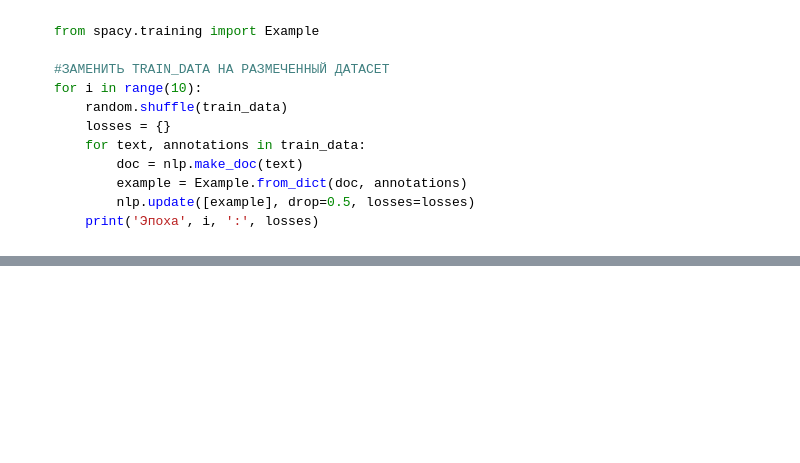
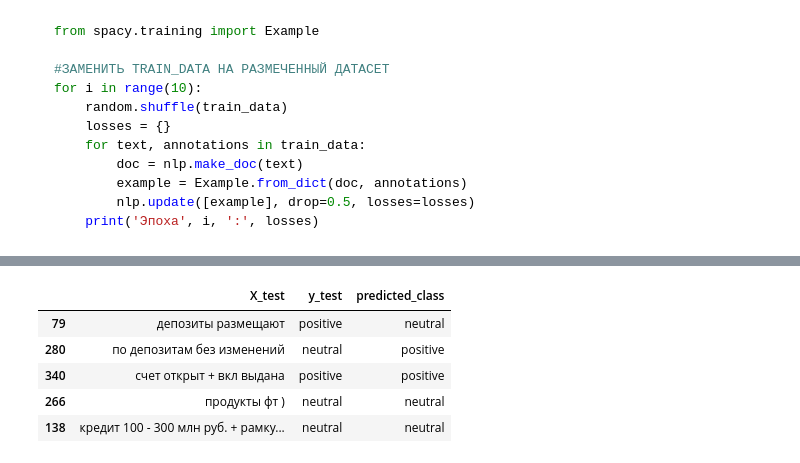
Before and after one commit to ThrallPraudmur/Transformers, a Jupyter notebook: L1ga_Project.ipynb, the cells around one changed output, grey strips where cells are left out. Cells and saved outputs as stored; diff of their text form; code cells hidden in the pictures; blank space fills up the shorter version.

```diff
--- a/L1ga_Project.ipynb
+++ b/L1ga_Project.ipynb
@@ -457,0 +653,24 @@ data_to_train[['text', 'label', 'entlist']]
+# %%
+# Random Seed
+random.set_seed(49)
+
+# Определение архитектуры модели
+model = Sequential()
+model.add(Embedding(input_dim = num_words, output_dim = 100, weights = [embedding_matrix], input_length = 100, trainable = False))
+model.add(Conv1D(filters = 98, kernel_size = 10, activation = 'sigmoid')),
+model.add(Dropout(rate = 0.35)),
+model.add(GlobalMaxPooling1D())
+model.add(Dense(4, activation = 'softmax'))
+
+# Компиляция модели
+model.compile(optimizer = 'adam', loss = 'categorical_crossentropy', metrics = ['accuracy'])
+
+checkpoint_path = 'model_checkpoint_opponent.h5'
+checkpoint = ModelCheckpoint(checkpoint_path, monitor = 'val_accuracy', save_best_only = True, mode = 'max', verbose = 1)
+
+# Преобразование меток классов в категориальное представление
+y_train_categorical = to_categorical(y_train)
+y_test_categorical = to_categorical(y_test)
+
+# Обучение модели
+model.fit(X_train, y_train_categorical, epochs = 30, batch_size = 16, validation_data = (X_test, y_test_categorical), callbacks = [checkpoint])
@@ -457,0 +710,6 @@ data_to_train[['text', 'label', 'entlist']]
+# %%
+model.load_weights(checkpoint_path)
+
+loss, accuracy = model.evaluate(X_test, y_test_categorical)
+print('Loss:', loss)
+print('Accuracy:', accuracy) #  0.7809523940086365
@@ -457,0 +772,9 @@ data_to_train[['text', 'label', 'entlist']]
+# %%
+predictions = model.predict(X_test)
+
+# Преобразуем предсказания в индексы классов, выбрав класс с наибольшей вероятностью
+predicted_classes = np.argmax(predictions, axis = 1)
+
+test_data['predicted_class'] = encoder.inverse_transform(predicted_classes)
+test_data.sample(5)
+# %% [output]
@@ -457,0 +782,6 @@ data_to_train[['text', 'label', 'entlist']]
+|  | X_test | y_test | predicted_class |
+| 79 | депозиты размещают | positive | neutral |
+| 280 | по депозитам без изменений | neutral | positive |
+| 340 | счет открыт + вкл выдана | positive | positive |
+| 266 | продукты фт ) | neutral | neutral |
+| 138 | кредит 100 - 300 млн руб. + рамку... | neutral | neutral |
```
Also changed, not shown: parts of 61 cells of this notebook.
